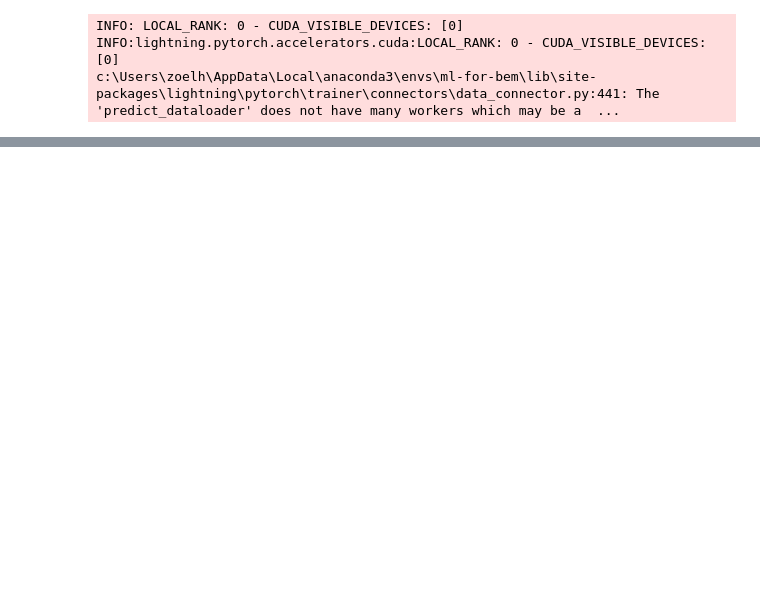
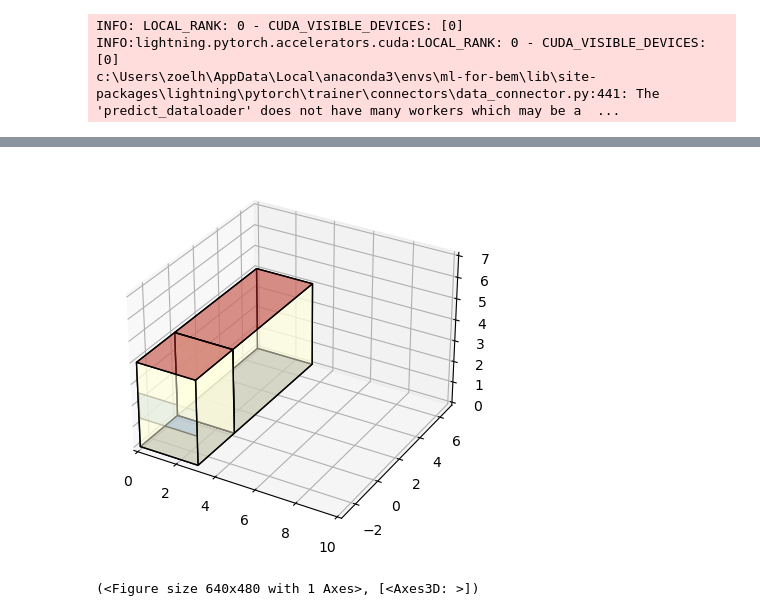
Before and after one commit to szvsw/ml-for-building-energy-modeling, a Jupyter notebook: ml-for-bem/notebooks/cs_vs_builder_vs_surrogate_shoebox.ipynb, the cells around one changed output, grey strips where cells are left out. Cells and saved outputs as stored; diff of their text form; code cells hidden in the pictures; blank space fills up the shorter version.

```diff
--- a/ml-for-bem/notebooks/cs_vs_builder_vs_surrogate_shoebox.ipynb
+++ b/ml-for-bem/notebooks/cs_vs_builder_vs_surrogate_shoebox.ipynb
@@ -53,5 +53,6 @@ INFO:lightning.pytorch.utilities.rank_zero:HPU available: False, using: 0 HPUs
 # %%
 # Get grasshopper json data for config
 gh_data_dir = "D:/DATA/SingleShoeboxTests/Shoebox.json"
+gh_data_dir = "D:/DATA/SingleShoeboxTests/Shoebox_rvals.json"
 with open(gh_data_dir, 'r') as f:
     gh_data = json.load(f)
@@ -227,0 +229,11 @@ D:/DATA/SingleShoeboxTests/Shoebox_surrogate_out.csv
+# %%
+# Load idf from
+cs_idf = gh_data_dir.split(".json")[0] + ".idf"
+# %%
+from archetypal import IDF
+cs_idf = IDF(cs_idf)
+# %%
+cs_idf.view_model()
+# %% [output]
+[figure, added]
+(<Figure size 640x480 with 1 Axes>, [<Axes3D: >])
```
Also changed, not shown: parts of 7 cells of this notebook, 3 other files.
